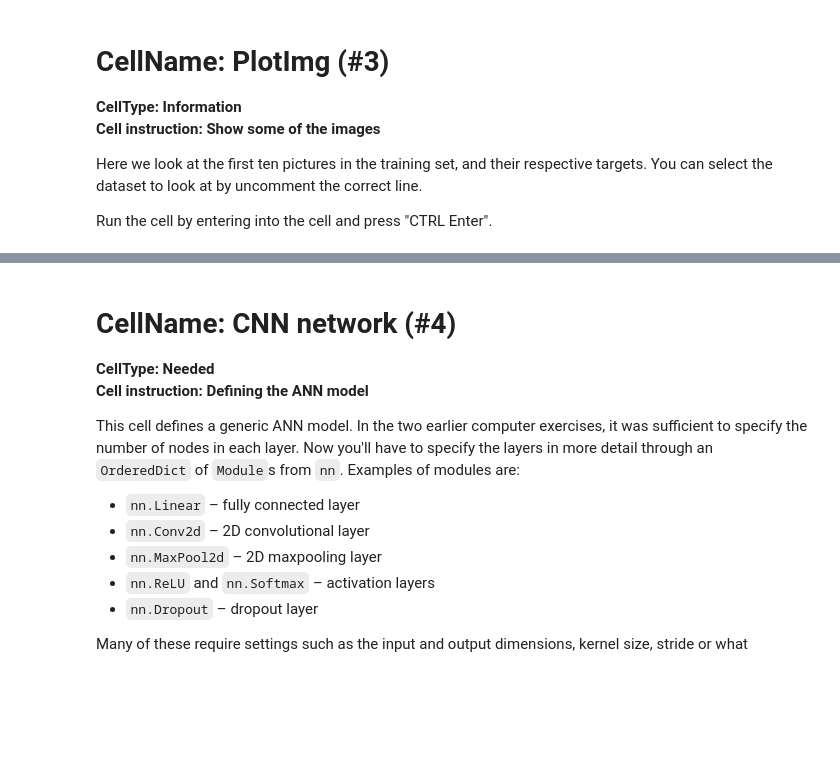
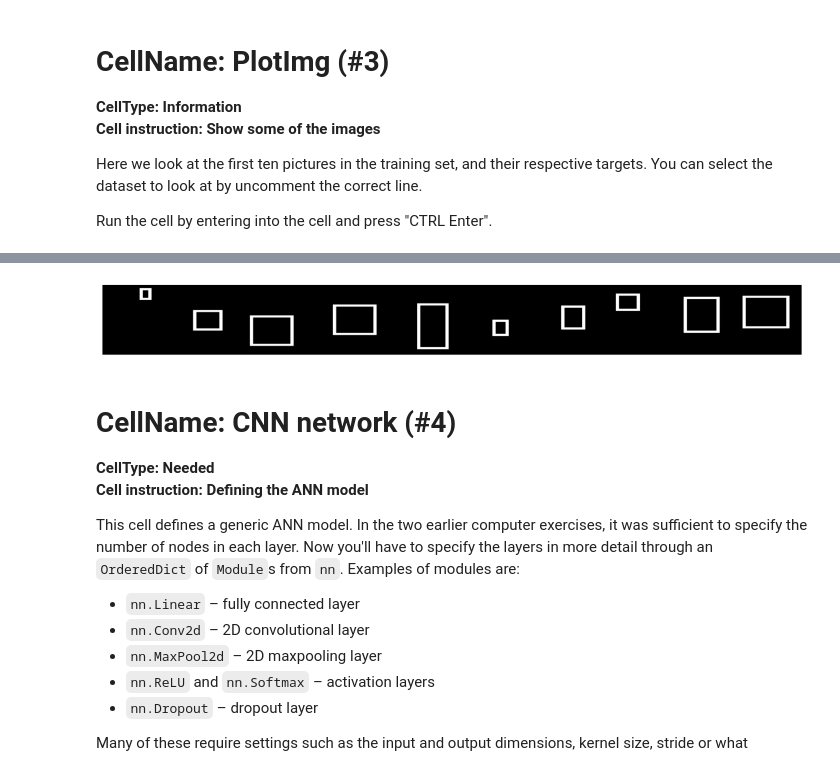
Before and after one commit to myngoc-trg/BERN04_ANN_DeepLearning, a Jupyter notebook: Lab_3/lab3.ipynb, the cells around one changed output, grey strips where cells are left out. Drawn from its saved outputs; the diff is of its cells as text; code cells hidden in the pictures; blank space fills up the shorter version.

```diff
--- a/Lab_3/lab3.ipynb
+++ b/Lab_3/lab3.ipynb
@@ -99,7 +101,7 @@ This cell defines the functions that obtain the images needed for the CNN exerci
 
 Run the cell by entering into the cell and press "CTRL Enter".
 # %%
-basedir = "./"
+basedir = "./BERN04_ANN_DeepLearning/Lab_3/"
 
 def loadImagesCRT():
     xtrain, ytrain, xval, yval = np.load(basedir + "crt.npy", allow_pickle=True)
@@ -126,13 +153,15 @@ Run the cell by entering into the cell and press "CTRL Enter".
 # %%
 xTrn, dTrn, xVal, dVal, width, height = loadMNIST56()
-# xTrn, dTrn, xVal, dVal, width, height = loadImagesCRT()
-# xTrn, dTrn, xVal, dVal, width, height = loadImagesR3()
+#xTrn, dTrn, xVal, dVal, width, height = loadImagesCRT()
+xTrn, dTrn, xVal, dVal, width, height = loadImagesR3()
 
 rndSel = np.random.randint(len(xTrn), size=10)
 plt.figure(1, figsize=(14,6))
 plt.imshow(xTrn[rndSel,0,:,:].swapaxes(0,1).reshape(width, 10*height), cmap="gray")
 plt.axis("off")
 plt.show()
+# %% [output]
+[figure, added]
 # %% [markdown]
 # CellName: CNN network (#4)
 **CellType: Needed**
```
Also changed, not shown: parts of 10 cells of this notebook.
